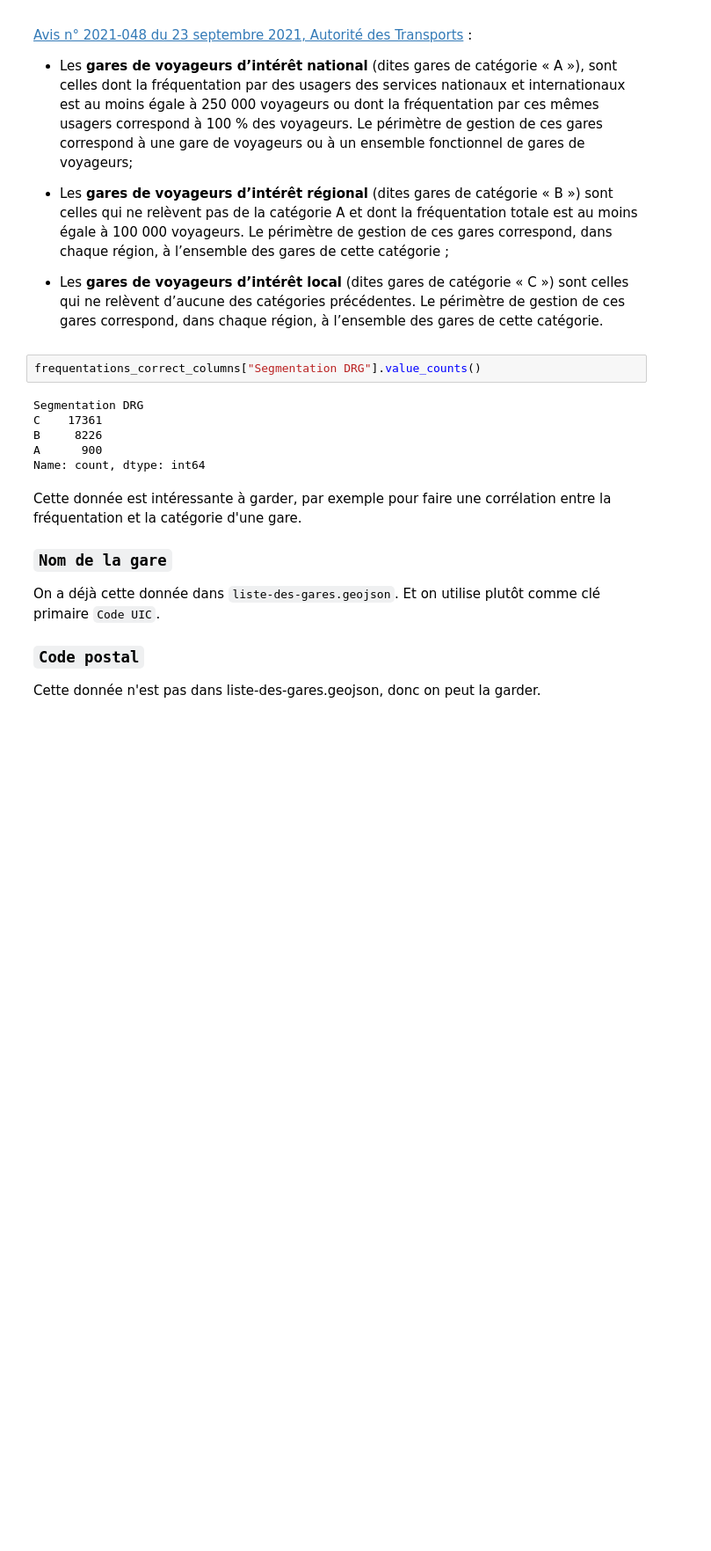
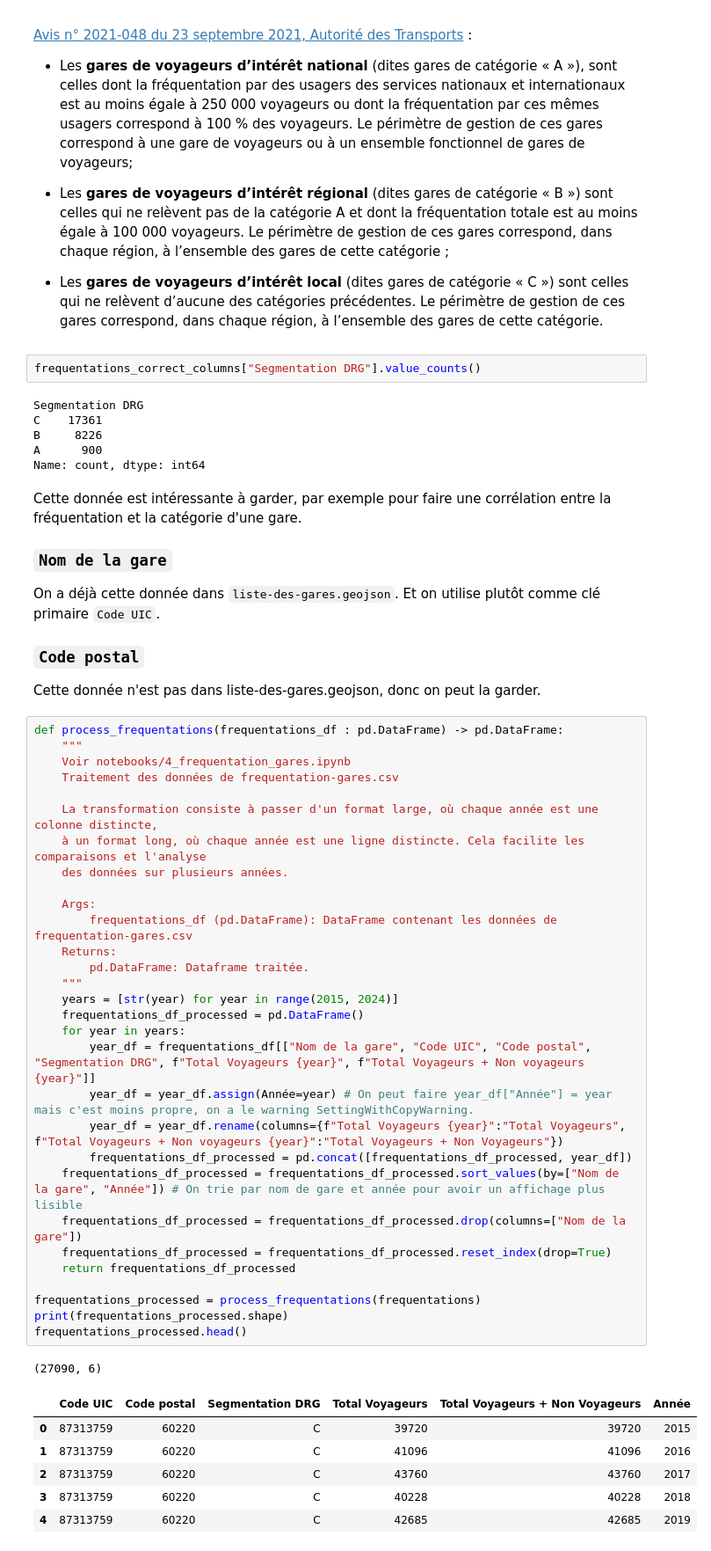
Before and after one commit to appollo30/DSIA_4101A-Analyse-des-donn-es-de-la-SNCF, a Jupyter notebook: notebooks/4_frequentation_gares.ipynb, the cells around one changed output. Shown: that part at 88% size. Cells and saved outputs as stored; diff of their text form; blank space fills up the shorter version.

Commit message:
tous les notebooks finis, treat data en route

````diff
--- a/notebooks/4_frequentation_gares.ipynb
+++ b/notebooks/4_frequentation_gares.ipynb
@@ -180,3 +180,41 @@
 ### ```Code postal```
 
 Cette donnée n'est pas dans liste-des-gares.geojson, donc on peut la garder.
+# %%
+def process_frequentations(frequentations_df : pd.DataFrame) -> pd.DataFrame:
+    """
+    Voir notebooks/4_frequentation_gares.ipynb
+    Traitement des données de frequentation-gares.csv
+
+    La transformation consiste à passer d'un format large, où chaque année est une colonne distincte,
+    à un format long, où chaque année est une ligne distincte. Cela facilite les comparaisons et l'analyse
+    des données sur plusieurs années.
+
+    Args:
+        frequentations_df (pd.DataFrame): DataFrame contenant les données de frequentation-gares.csv
+    Returns:
+        pd.DataFrame: Dataframe traitée.
+    """
+    years = [str(year) for year in range(2015, 2024)]
+    frequentations_df_processed = pd.DataFrame()
+    for year in years:
+        year_df = frequentations_df[["Nom de la gare", "Code UIC", "Code postal", "Segmentation DRG", f"Total Voyageurs {year}", f"Total Voyageurs + Non voyageurs {year}"]]
+        year_df = year_df.assign(Année=year) # On peut faire year_df["Année"] = year mais c'est moins propre, on a le warning SettingWithCopyWarning.
+        year_df = year_df.rename(columns={f"Total Voyageurs {year}":"Total Voyageurs", f"Total Voyageurs + Non voyageurs {year}":"Total Voyageurs + Non Voyageurs"})
+        frequentations_df_processed = pd.concat([frequentations_df_processed, year_df])
+    frequentations_df_processed = frequentations_df_processed.sort_values(by=["Nom de la gare", "Année"]) # On trie par nom de gare et année pour avoir un affichage plus lisible
+    frequentations_df_processed = frequentations_df_processed.drop(columns=["Nom de la gare"])
+    frequentations_df_processed = frequentations_df_processed.reset_index(drop=True)
+    return frequentations_df_processed
+
+frequentations_processed = process_frequentations(frequentations)
+print(frequentations_processed.shape)
+frequentations_processed.head()
+# %% [output]
+(27090, 6)
+|  | Code UIC | Code postal | Segmentation DRG | Total Voyageurs | Total Voyageurs + Non Voyageurs | Année |
+| 0 | 87313759 | 60220 | C | 39720 | 39720 | 2015 |
+| 1 | 87313759 | 60220 | C | 41096 | 41096 | 2016 |
+| 2 | 87313759 | 60220 | C | 43760 | 43760 | 2017 |
+| 3 | 87313759 | 60220 | C | 40228 | 40228 | 2018 |
+| 4 | 87313759 | 60220 | C | 42685 | 42685 | 2019 |
````
Also changed, not shown: 11 other files.
